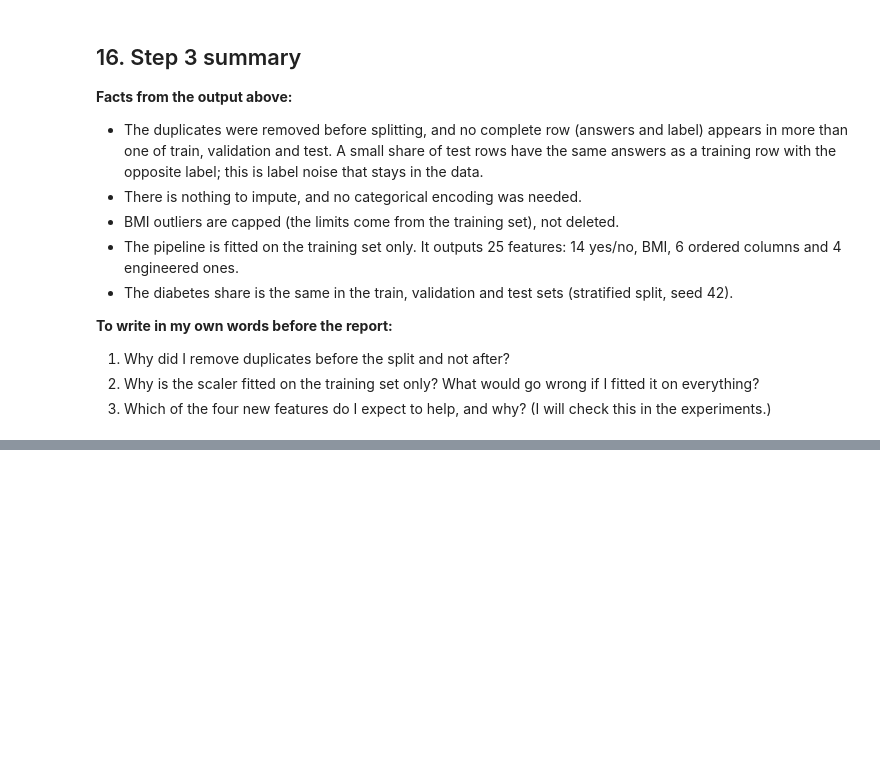
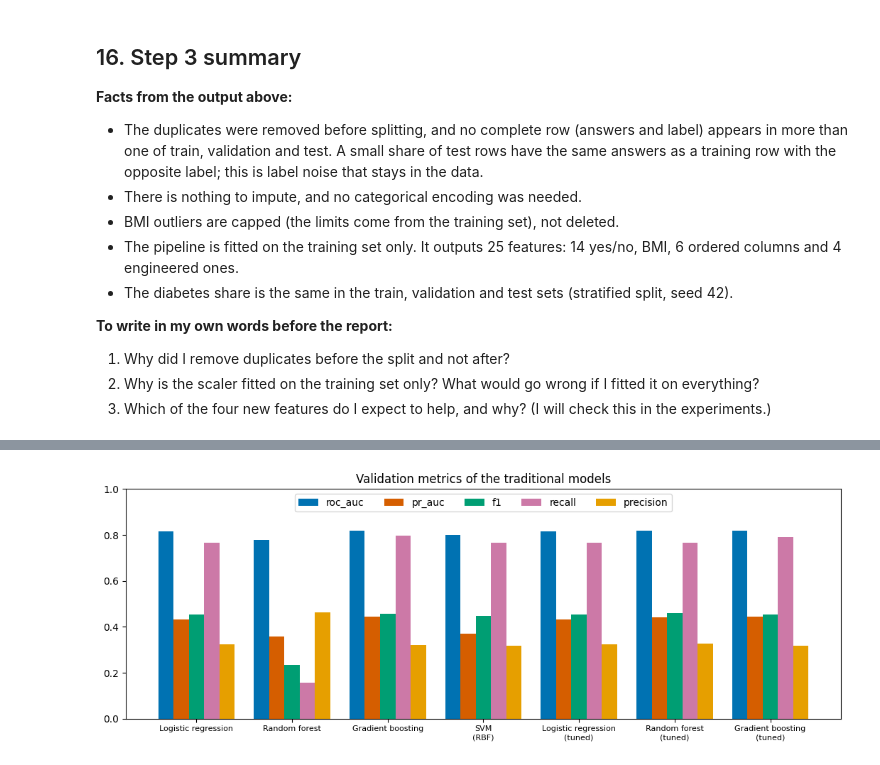
Before and after one commit to b-sandrine/summative_introduction_to_machine_learning, a Jupyter notebook: notebooks/diabetes_classification.ipynb, the cells around one changed output, grey strips where cells are left out. Saved outputs shown, nothing was run; the diff lists cells and outputs as text; code cells hidden in the pictures; blank space fills up the shorter version.

Commit message:
Added traditional ML experiements, tracking and logs

```diff
--- a/notebooks/diabetes_classification.ipynb
+++ b/notebooks/diabetes_classification.ipynb
@@ -584,0 +916,17 @@ Saved the preprocessing pipeline to models/preprocessor.joblib
+# %%
+# Bar chart of the main metrics for the models trained on the full feature set
+main_ids = ["T02", "T03", "T04", "T05", "T06", "T07", "T08"]
+metrics_to_plot = ["roc_auc", "pr_auc", "f1", "recall", "precision"]
+names = [results[i]["name"].replace(" (", "\n(") for i in main_ids]
+colors = [BLUE, ORANGE, "#009E73", "#CC79A7", "#E69F00"]
+
+fig, ax = plt.subplots(figsize=(13, 4.2))
+width = 0.16
+for k, metric in enumerate(metrics_to_plot):
+    ax.bar(np.arange(len(main_ids)) + (k - 2) * width, [results[i]["metrics"][metric] for i in main_ids],
+           width, label=metric, color=colors[k])
+ax.set_xticks(range(len(main_ids))); ax.set_xticklabels(names, fontsize=8)
+ax.set_ylim(0, 1); ax.set_title("Validation metrics of the traditional models"); ax.legend(ncol=5, loc="upper center")
+save_and_show("ml03_model_comparison")
+# %% [output]
+[figure, added]
```
Also changed, not shown: parts of 32 cells of this notebook, 26 other files.
